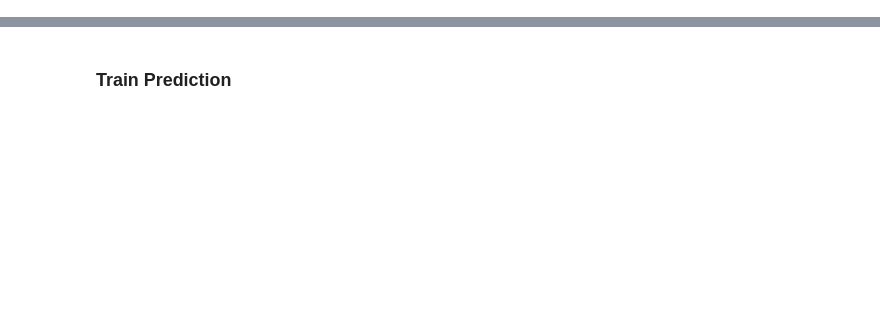
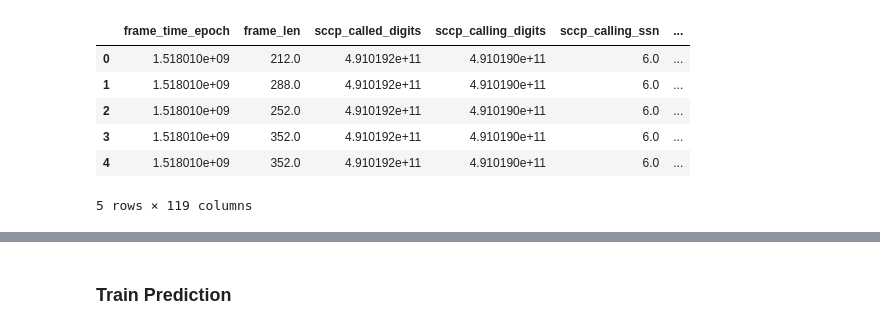
Before and after one commit to novinsh/signaling_heroes, a Jupyter notebook: baseline_dt.ipynb, the cells around one changed output, grey strips where cells are left out. Cells and saved outputs as stored; diff of their text form; code cells hidden in the pictures; blank space fills up the shorter version.

```diff
--- a/baseline_dt.ipynb
+++ b/baseline_dt.ipynb
@@ -11,2 +91,12 @@ data = pd.read_csv('datasets/training_data/training_data_attacks.csv')
+# %%
+data0.head()
+# %% [output]
+|  | frame_time_epoch | frame_len | sccp_called_digits | sccp_calling_digits | sccp_calling_ssn | ... |
+| 0 | 1.518010e+09 | 212.0 | 4.910192e+11 | 4.910190e+11 | 6.0 | ... |
+| 1 | 1.518010e+09 | 288.0 | 4.910192e+11 | 4.910190e+11 | 6.0 | ... |
+| 2 | 1.518010e+09 | 252.0 | 4.910192e+11 | 4.910190e+11 | 6.0 | ... |
+| 3 | 1.518010e+09 | 352.0 | 4.910192e+11 | 4.910190e+11 | 6.0 | ... |
+| 4 | 1.518010e+09 | 352.0 | 4.910192e+11 | 4.910190e+11 | 6.0 | ... |
+5 rows × 119 columns
 # %%
 len(data)
```
Also changed, not shown: parts of 21 cells of this notebook.
